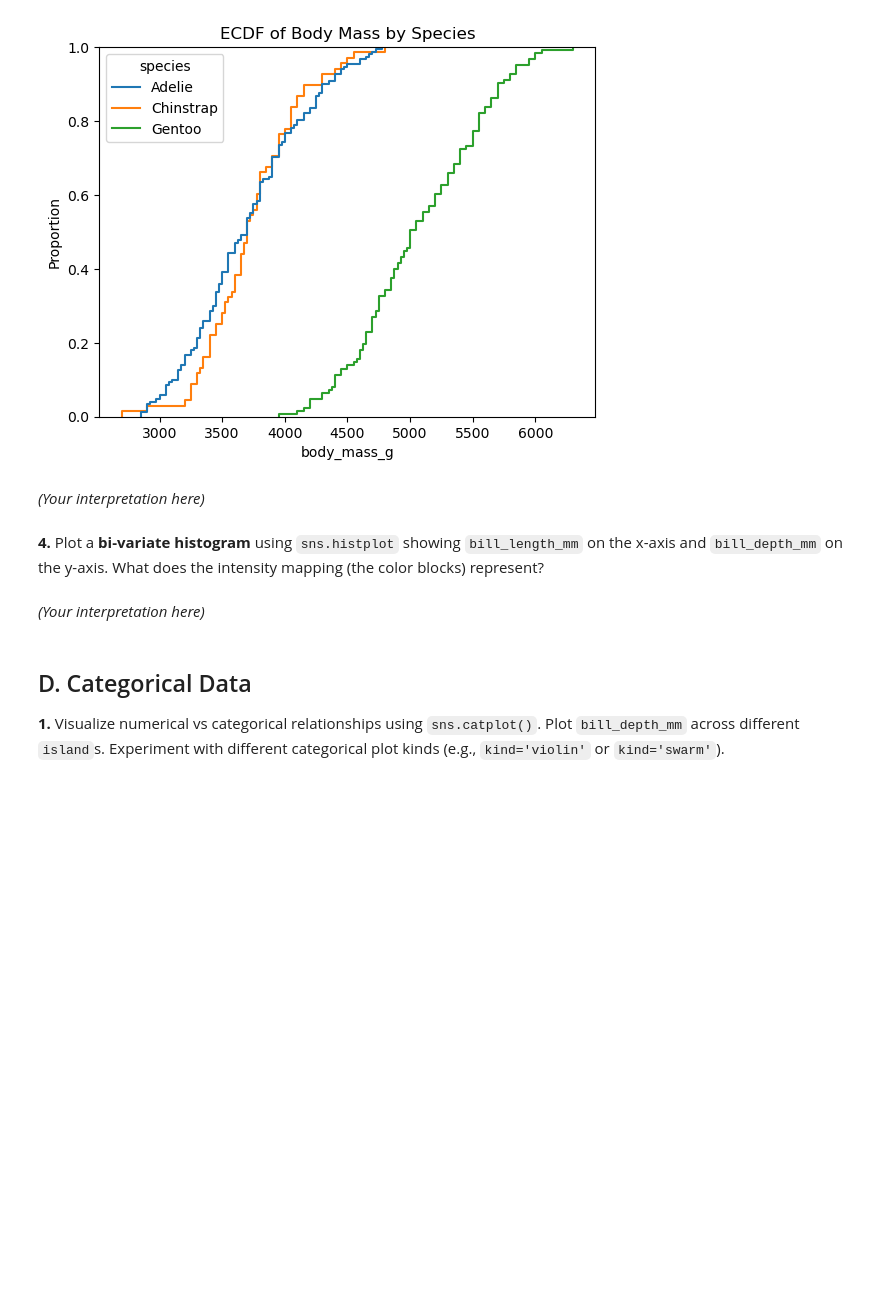
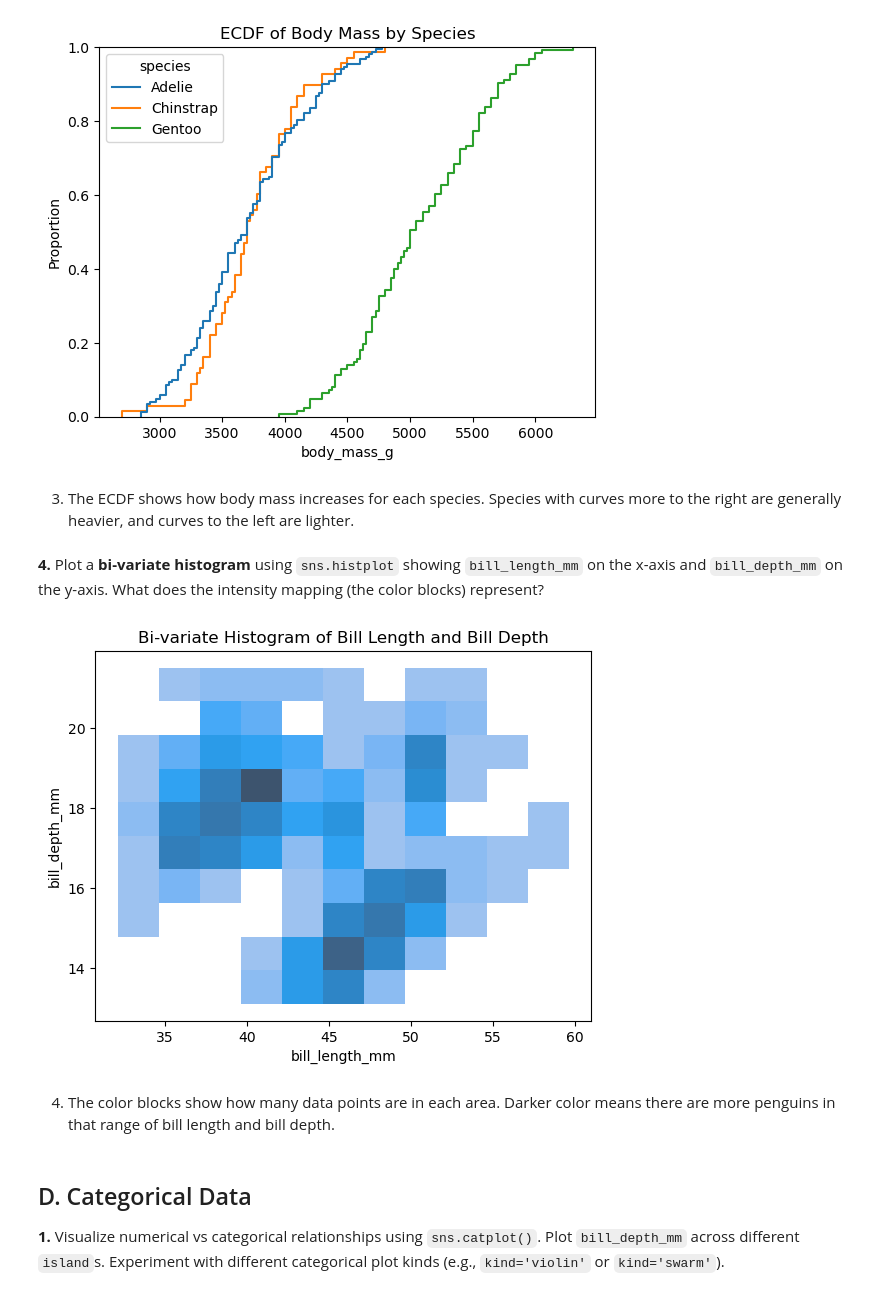
Before and after one commit to Layan-Alamri/B5, a Jupyter notebook: student/C2/m3-2_exercise.ipynb, the cells around one changed output. Drawn from its saved outputs; the diff is of its cells as text; code cells hidden in the pictures; blank space fills up the shorter version.

```diff
--- a/student/C2/m3-2_exercise.ipynb
+++ b/student/C2/m3-2_exercise.ipynb
@@ -122,10 +122,9 @@ plt.title("ECDF of Body Mass by Species")
 plt.show()
 # %% [output]
 [figure]
-# %% [markdown]
-
-
-*(Your interpretation here)*
+# %% [markdown]
+3) The ECDF shows how body mass increases for each species.
+Species with curves more to the right are generally heavier, and curves to the left are lighter.
 # %% [markdown]
 
 **4.** Plot a **bi-variate histogram** using `sns.histplot` showing `bill_length_mm` on the x-axis and `bill_depth_mm` on the y-axis. What does the intensity mapping (the color blocks) represent?
@@ -134,7 +131,13 @@ plt.show()
-# %% [markdown]
-
-
-*(Your interpretation here)*
+# %%
+# YOUR CODE
+sns.histplot(data=penguins, x="bill_length_mm", y="bill_depth_mm")
+plt.title("Bi-variate Histogram of Bill Length and Bill Depth")
+plt.show()
+# %% [output]
+[figure, added]
+# %% [markdown]
+4) The color blocks show how many data points are in each area.
+Darker color means there are more penguins in that range of bill length and bill depth.
 # %% [markdown]
 ## D. Categorical Data
 
```
Also changed, not shown: parts of 1 cell of this notebook.
